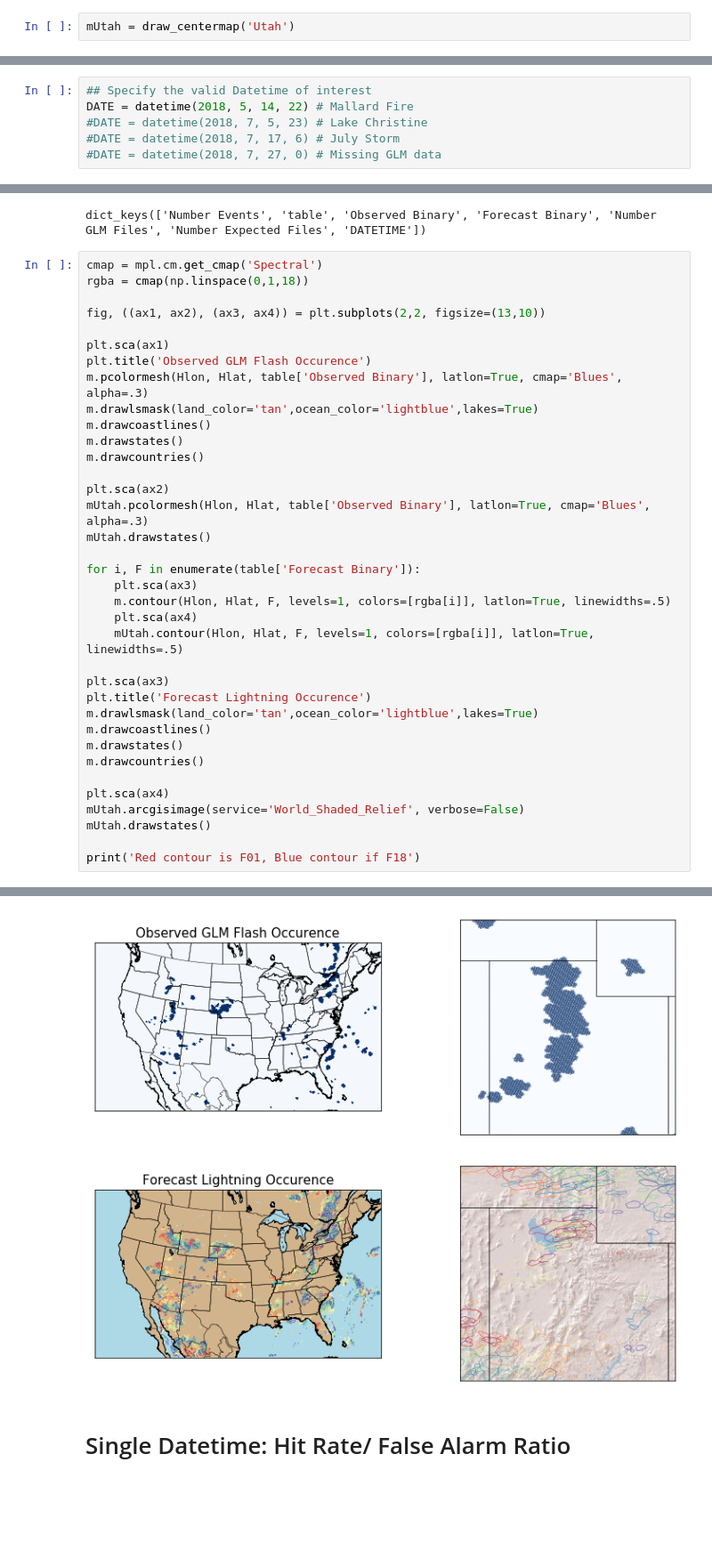
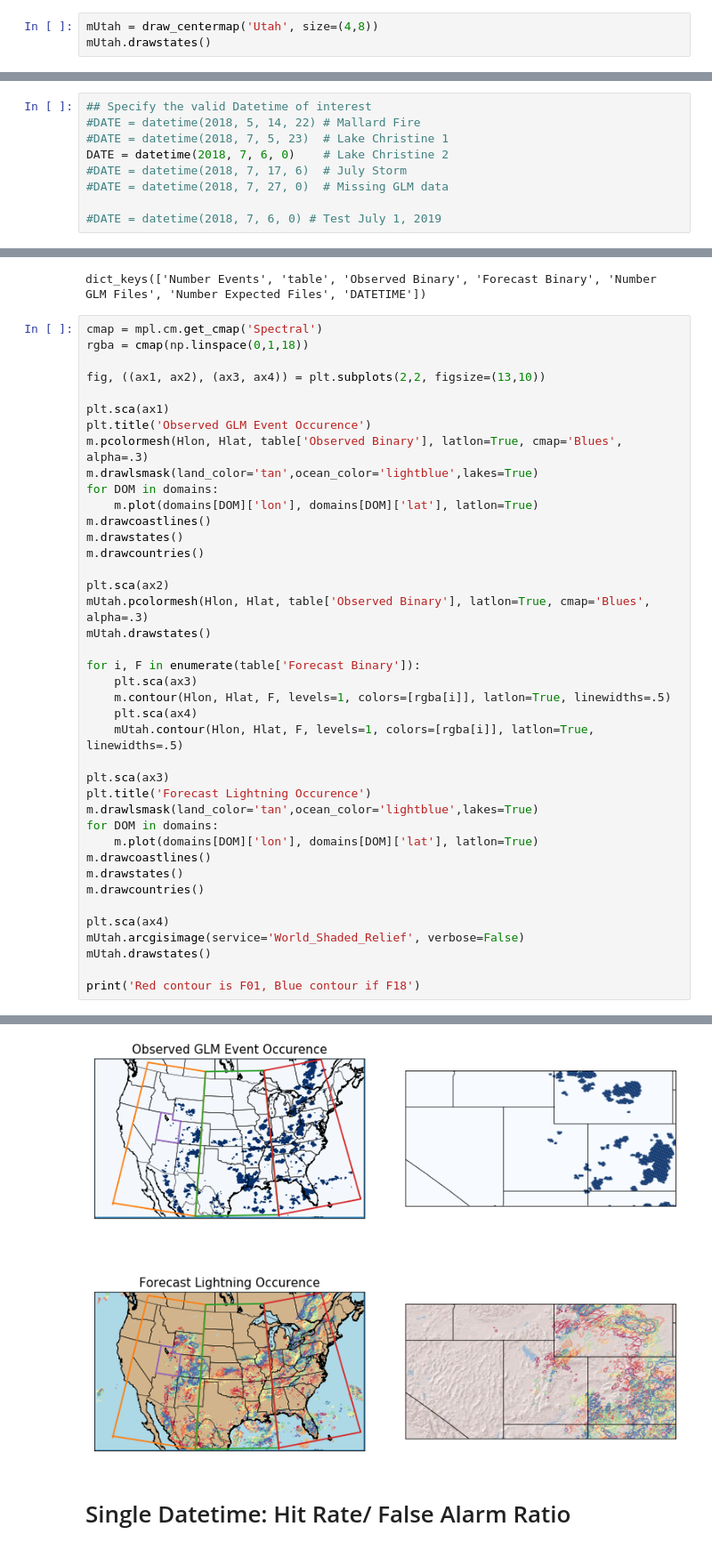
Before and after one commit to blaylockbk/pyBKB_v3, a Jupyter notebook: BB_HRRR/GLM_and_HRRR/explore_single_day_table.ipynb, the cells around one changed output, grey strips where cells are left out. Shown at 89% size. Drawn from its saved outputs; the diff is of its cells as text; blank space fills up the shorter version.

```diff
--- a/BB_HRRR/GLM_and_HRRR/explore_single_day_table.ipynb
+++ b/BB_HRRR/GLM_and_HRRR/explore_single_day_table.ipynb
@@ -45,4 +49,5 @@ from BB_GOES.get_GLM import get_GLM_file_nearesttime, accumulate_GLM_FAST
 # %%
 m = draw_HRRR_map()
 # %%
-mUtah = draw_centermap('Utah')
+mUtah = draw_centermap('Utah', size=(4,8))
+mUtah.drawstates()
@@ -52,10 +60,13 @@ Hlat, Hlon = get_hrrr_latlon(DICT=False)
 domains = get_domains()
 # %%
 ## Specify the valid Datetime of interest
-DATE = datetime(2018, 5, 14, 22) # Mallard Fire
-#DATE = datetime(2018, 7, 5, 23) # Lake Christine
-#DATE = datetime(2018, 7, 17, 6) # July Storm
-#DATE = datetime(2018, 7, 27, 0) # Missing GLM data
+#DATE = datetime(2018, 5, 14, 22) # Mallard Fire
+#DATE = datetime(2018, 7, 5, 23)  # Lake Christine 1
+DATE = datetime(2018, 7, 6, 0)    # Lake Christine 2
+#DATE = datetime(2018, 7, 17, 6)  # July Storm
+#DATE = datetime(2018, 7, 27, 0)  # Missing GLM data
+
+#DATE = datetime(2018, 7, 6, 0) # Test July 1, 2019
 # %%
 # Rerun the entire calculation:
 # return table(a,b,c,d) and grids for Observed and Forecasted Binary.
@@ -99,38 +105,42 @@ rgba = cmap(np.linspace(0,1,18))
 fig, ((ax1, ax2), (ax3, ax4)) = plt.subplots(2,2, figsize=(13,10))
 
 plt.sca(ax1)
-plt.title('Observed GLM Flash Occurence')
+plt.title('Observed GLM Event Occurence')
 m.pcolormesh(Hlon, Hlat, table['Observed Binary'], latlon=True, cmap='Blues', alpha=.3)
 m.drawlsmask(land_color='tan',ocean_color='lightblue',lakes=True)
+for DOM in domains:
+    m.plot(domains[DOM]['lon'], domains[DOM]['lat'], latlon=True)
 m.drawcoastlines()
 m.drawstates()
 m.drawcountries()
 
 plt.sca(ax2)
 mUtah.pcolormesh(Hlon, Hlat, table['Observed Binary'], latlon=True, cmap='Blues', alpha=.3)
 mUtah.drawstates()
 
 for i, F in enumerate(table['Forecast Binary']):
     plt.sca(ax3)
     m.contour(Hlon, Hlat, F, levels=1, colors=[rgba[i]], latlon=True, linewidths=.5)
     plt.sca(ax4)
     mUtah.contour(Hlon, Hlat, F, levels=1, colors=[rgba[i]], latlon=True, linewidths=.5)
 
 plt.sca(ax3)
 plt.title('Forecast Lightning Occurence')
 m.drawlsmask(land_color='tan',ocean_color='lightblue',lakes=True)
+for DOM in domains:
+    m.plot(domains[DOM]['lon'], domains[DOM]['lat'], latlon=True)
 m.drawcoastlines()
 m.drawstates()
 m.drawcountries()
 
 plt.sca(ax4)
 mUtah.arcgisimage(service='World_Shaded_Relief', verbose=False)
 mUtah.drawstates()
 
 print('Red contour is F01, Blue contour if F18')
 # %% [output]
 Red contour is F01, Blue contour if F18
-[figure, old version]
+[figure, new version]
 # %% [markdown]
 # Single Datetime: Hit Rate/ False Alarm Ratio
 # %%
```
Also changed, not shown: parts of 9 cells of this notebook, 2 other files.
